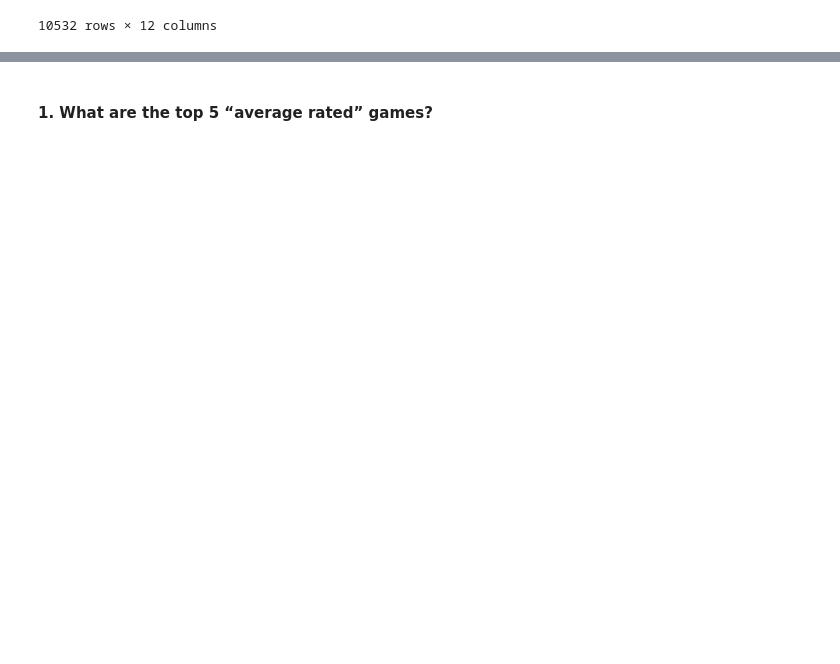
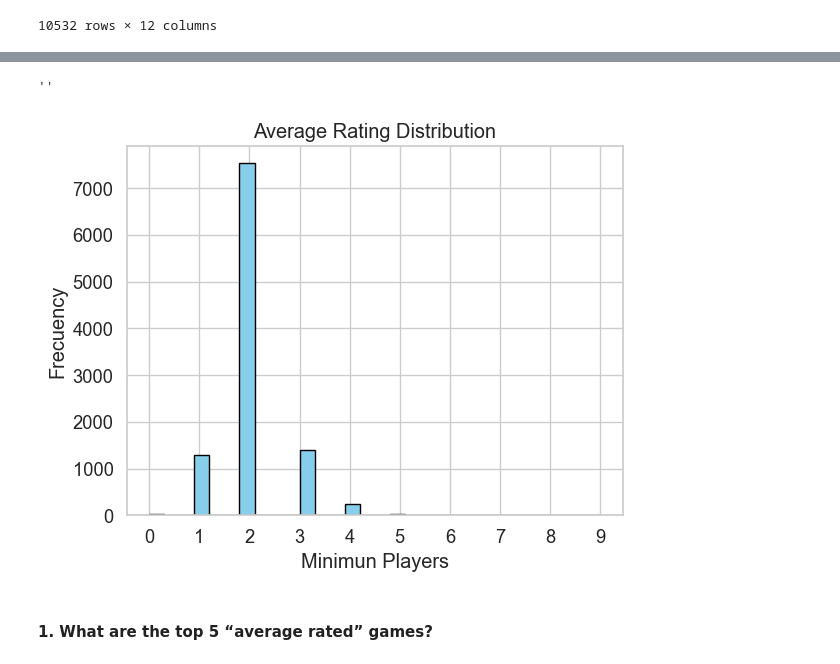
Before and after one commit to ayllinBukovic/AyllinBukovic_DVisHDip_CA1, a Jupyter notebook: AyllinBukovic_DVisHDip_CA1.ipynb, the cells around one changed output, grey strips where cells are left out. Cells and saved outputs as stored; diff of their text form; code cells hidden in the pictures; blank space fills up the shorter version.

```diff
--- a/AyllinBukovic_DVisHDip_CA1.ipynb
+++ b/AyllinBukovic_DVisHDip_CA1.ipynb
@@ -169,3 +169,14 @@ plt.title("Average Rating Distribution")
+# %%
+plt.hist(df_games['min_players'], bins=30, color='skyblue', edgecolor='black')
+plt.xticks(range(0, max(df_games['min_players']) + 1))
+
+plt.xlabel("Minimun Players")
+plt.ylabel("Frecuency")
+plt.title("Average Rating Distribution")
+;
+# %% [output]
+''
+[figure, added]
 # %% [markdown]
 #### 1. What are the top 5 “average rated” games?
 # %%
```
Also changed, not shown: parts of 20 cells of this notebook.
